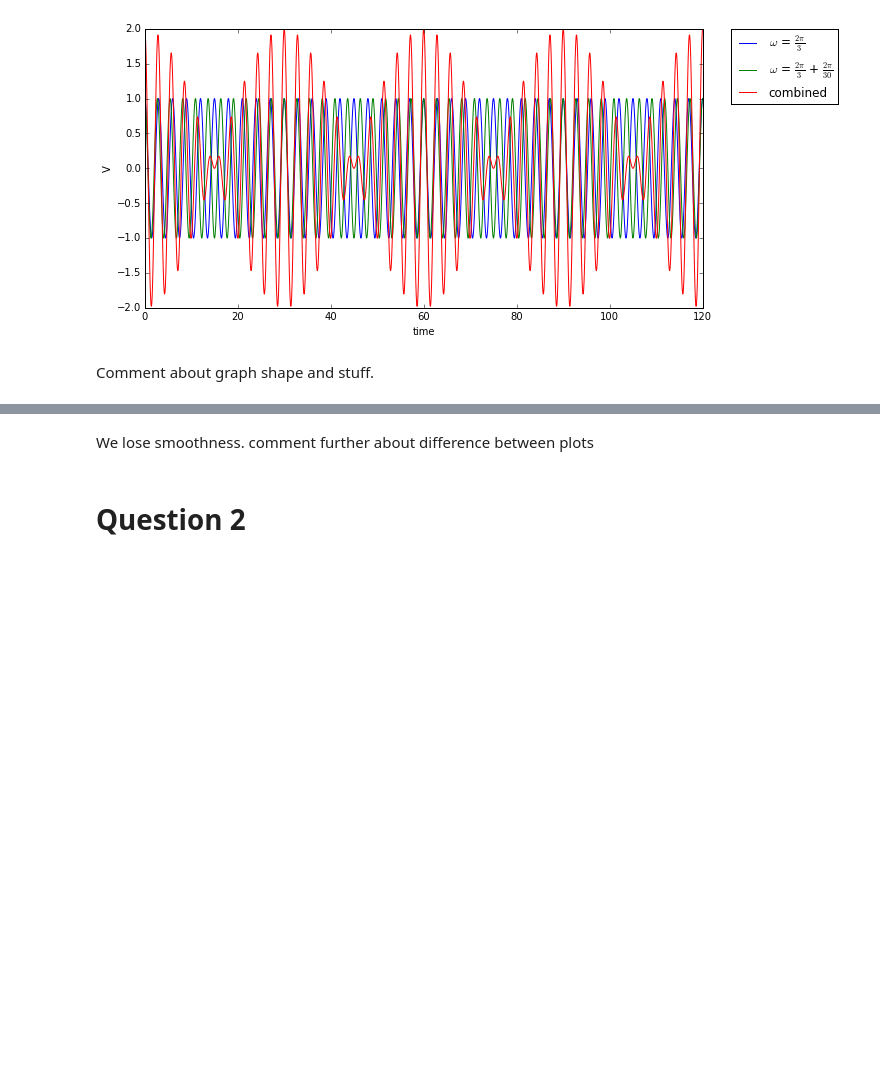
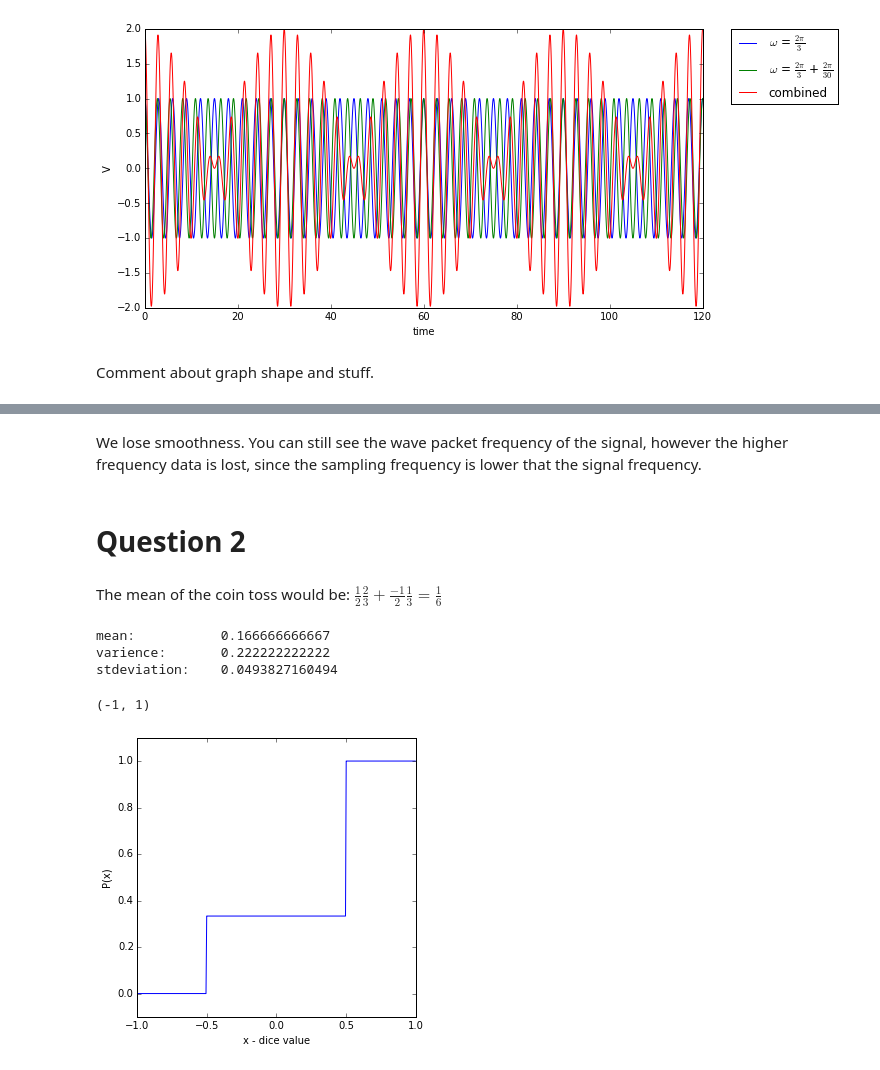
Before and after one commit to mpgriff/P411Assignments, a Jupyter notebook: p411a1-mattgriffiths.ipynb, the cells around one changed output, grey strips where cells are left out. Saved outputs shown, nothing was run; the diff lists cells and outputs as text; code cells hidden in the pictures; blank space fills up the shorter version.

```diff
--- a/p411a1-mattgriffiths.ipynb
+++ b/p411a1-mattgriffiths.ipynb
@@ -93,4 +95,33 @@ plt.show()
-# %% [markdown]
-We lose smoothness. comment further about difference between plots
+# %% [markdown]
+We lose smoothness. You can still see the wave packet frequency of the signal, however the higher frequency data is lost, since the sampling frequency is lower that the signal frequency.
 # %% [markdown]
 # Question 2
+# %% [markdown]
+The mean of the coin toss would be:
+    $ \frac{1}{2} \frac{2}{3} + \frac{-1}{2} \frac{1}{3} = \frac{1}{6}$
+# %%
+mean = (1.0/3.0) - (1.0/6.0)
+var = (2.0/3.0)*(0.5 - mean)**2 + (1.0/3.0)*(-0.5 - mean)**2
+print 'mean:\t\t' + str(mean)
+print 'varience:\t' + str(var)
+print 'stdeviation:\t' + str(var**2)
+# %% [output]
+mean:           0.166666666667
+varience:       0.222222222222
+stdeviation:    0.0493827160494
+# %%
+y = np.arange(-1.,1.,0.005)
+P = y*0.
+for i in range(-1,1,1):
+    P[y>(-0.5)]=1./3.
+for j in range(0,1,1):
+    P[y>(0.5)]=1.
+plt.figure(figsize=(5,5))
+plt.plot(y,P)
+plt.xlabel('x - dice value')
+plt.ylabel('P(x)')
+plt.ylim([-0.1,1.1])
+plt.xlim([-1,1])
+# %% [output]
+(-1, 1)
+[figure, added]
```
Also changed, not shown: parts of 11 cells of this notebook.
